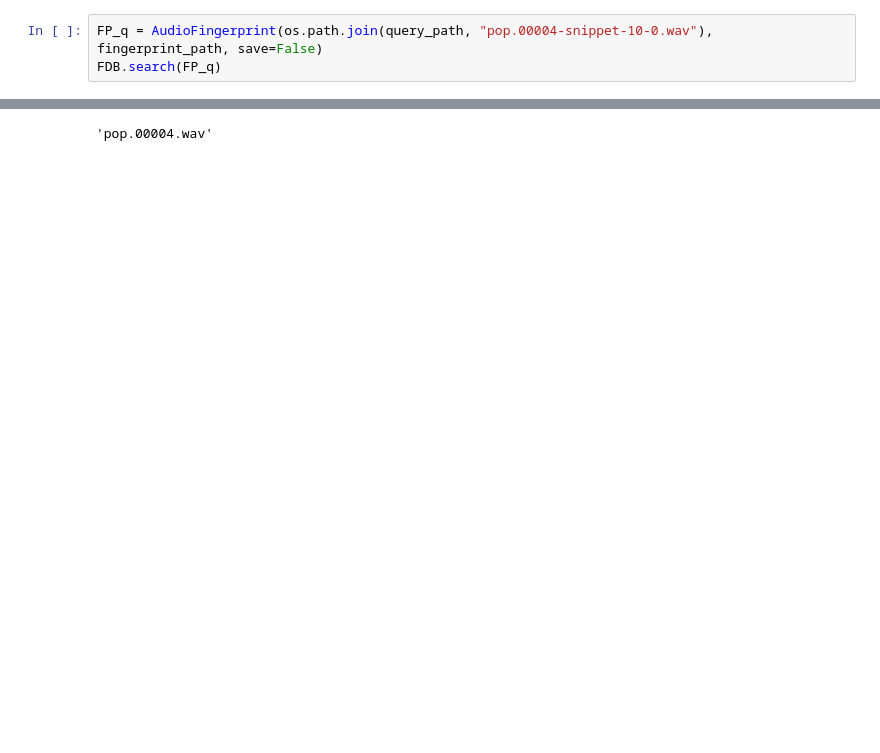
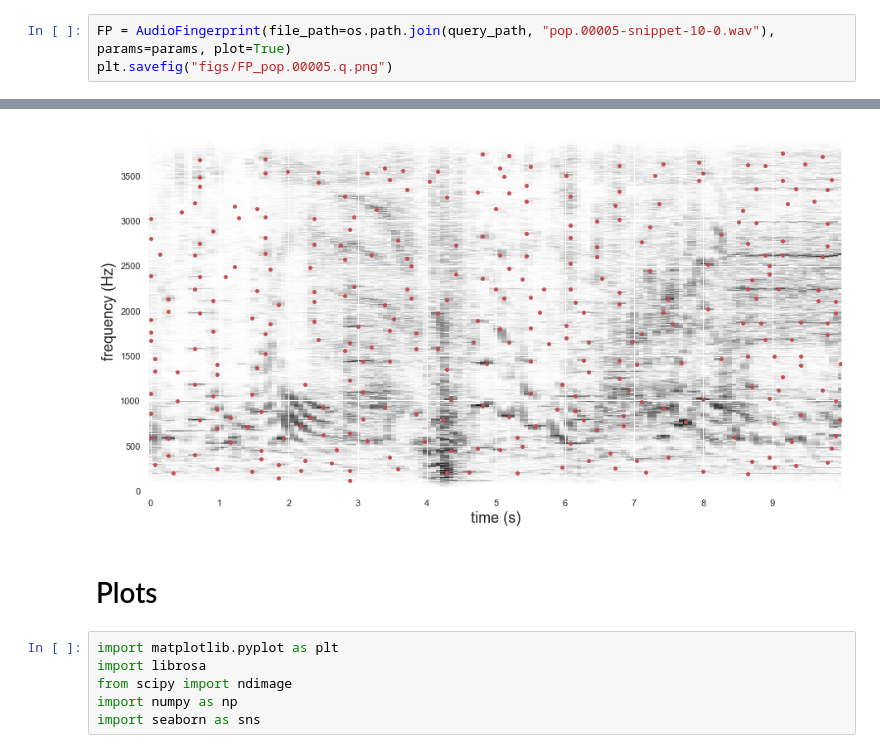
Before and after one commit to jhuang448/audio-fingerprinting, a Jupyter notebook: examples.ipynb, the cells around one changed output, grey strips where cells are left out. Cells and saved outputs as stored; diff of their text form; blank space fills up the shorter version.

```diff
--- a/examples.ipynb
+++ b/examples.ipynb
@@ -15,4 +43,4 @@ FDB = FingerprintDB(database_path, fingerprint_path)
 # %%
-FP_q = AudioFingerprint(os.path.join(query_path, "pop.00004-snippet-10-0.wav"), fingerprint_path, save=False)
-FDB.search(FP_q)
+FP = AudioFingerprint(file_path=os.path.join(query_path, "pop.00005-snippet-10-0.wav"), params=params, plot=True)
+plt.savefig("figs/FP_pop.00005.q.png")
 # %% [output]
@@ -21 +47,9 @@ Query: pop.00004-snippet-10-0.wav Best hit: pop.00004.wav at offset 0.896 secs.
-'pop.00004.wav'
+[figure, added]
+# %% [markdown]
+# Plots
+# %%
+import matplotlib.pyplot as plt
+import librosa
+from scipy import ndimage
+import numpy as np
+import seaborn as sns
```
Also changed, not shown: parts of 14 cells of this notebook, 3 other files.
